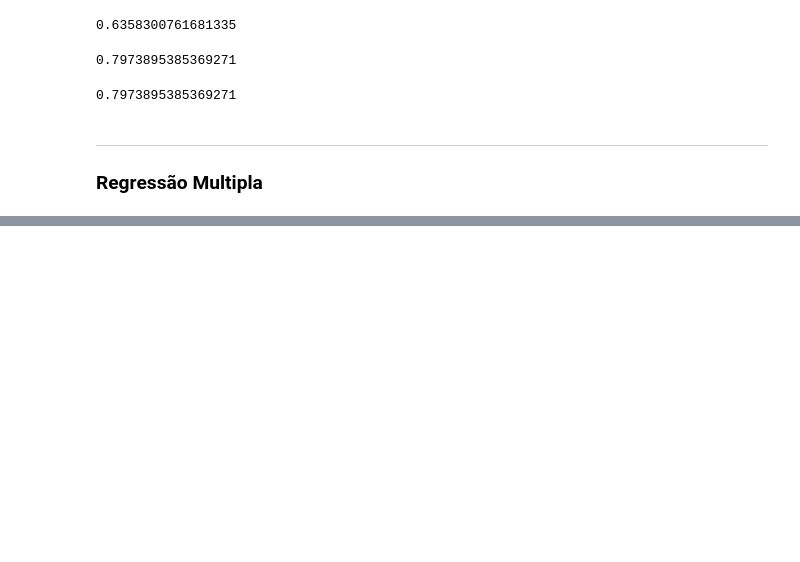
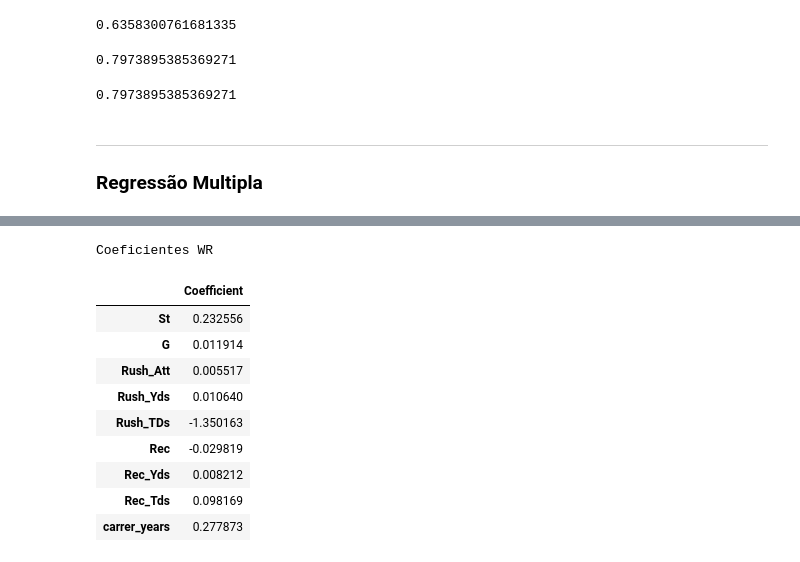
Before and after one commit to GabrielPerson/Data-Science-Project---UFMG, a Jupyter notebook: notebooks/1.0-Person-Regression.ipynb, the cells around one changed output, grey strips where cells are left out. Saved outputs shown, nothing was run; the diff lists cells and outputs as text; code cells hidden in the pictures; blank space fills up the shorter version.

```diff
--- a/notebooks/1.0-Person-Regression.ipynb
+++ b/notebooks/1.0-Person-Regression.ipynb
@@ -226,0 +284,15 @@ ValueError: Unable to coerce to Series, length must be 1: given 860
+# %%
+print("Coeficientes WR")
+wr_coeff_df
+# %% [output]
+Coeficientes WR
+|  | Coefficient |
+| St | 0.232556 |
+| G | 0.011914 |
+| Rush_Att | 0.005517 |
+| Rush_Yds | 0.010640 |
+| Rush_TDs | -1.350163 |
+| Rec | -0.029819 |
+| Rec_Yds | 0.008212 |
+| Rec_Tds | 0.098169 |
+| carrer_years | 0.277873 |
```
Also changed, not shown: parts of 27 cells of this notebook, 1 other file.
